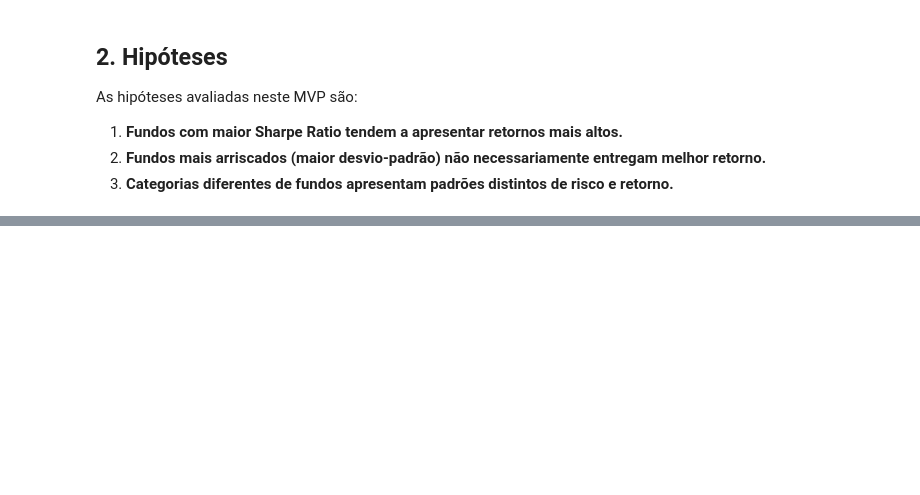
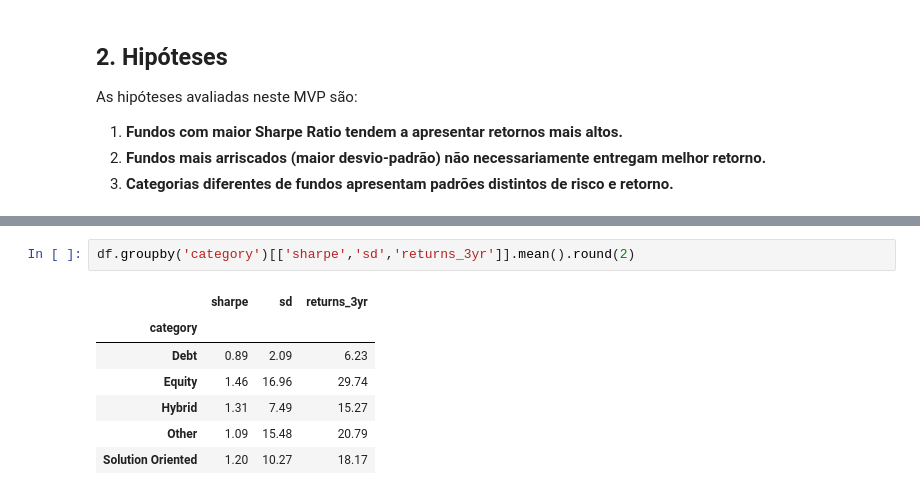
Before and after one commit to pleiteues-code/mvp-fundos-investimento-analise-de-dados-e-boas-praticas, a Jupyter notebook: MVP_Fundos_Investimento_Paulo_Ricardo_Marques_Leite.ipynb, the cells around one changed output, grey strips where cells are left out. Drawn from its saved outputs; the diff is of its cells as text; blank space fills up the shorter version.

```diff
--- a/MVP_Fundos_Investimento_Paulo_Ricardo_Marques_Leite.ipynb
+++ b/MVP_Fundos_Investimento_Paulo_Ricardo_Marques_Leite.ipynb
@@ -208,0 +370,10 @@ O MVP demonstra que métricas de risco e retorno podem ser usadas para orientar
+# %%
+df.groupby('category')[['sharpe','sd','returns_3yr']].mean().round(2)
+# %% [output]
+|  | sharpe | sd | returns_3yr |
+| category |  |  |  |
+| Debt | 0.89 | 2.09 | 6.23 |
+| Equity | 1.46 | 16.96 | 29.74 |
+| Hybrid | 1.31 | 7.49 | 15.27 |
+| Other | 1.09 | 15.48 | 20.79 |
+| Solution Oriented | 1.20 | 10.27 | 18.17 |
```
Also changed, not shown: parts of 59 cells of this notebook.
